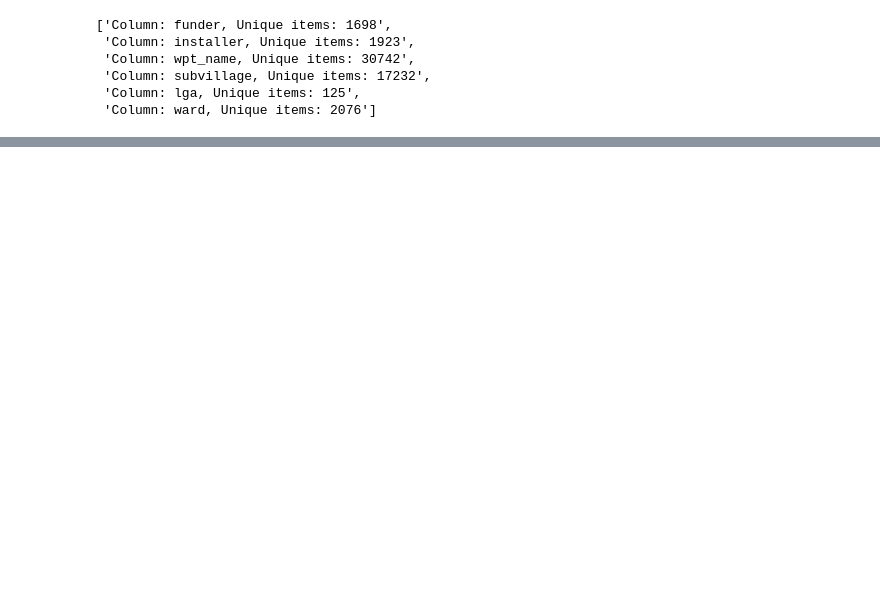
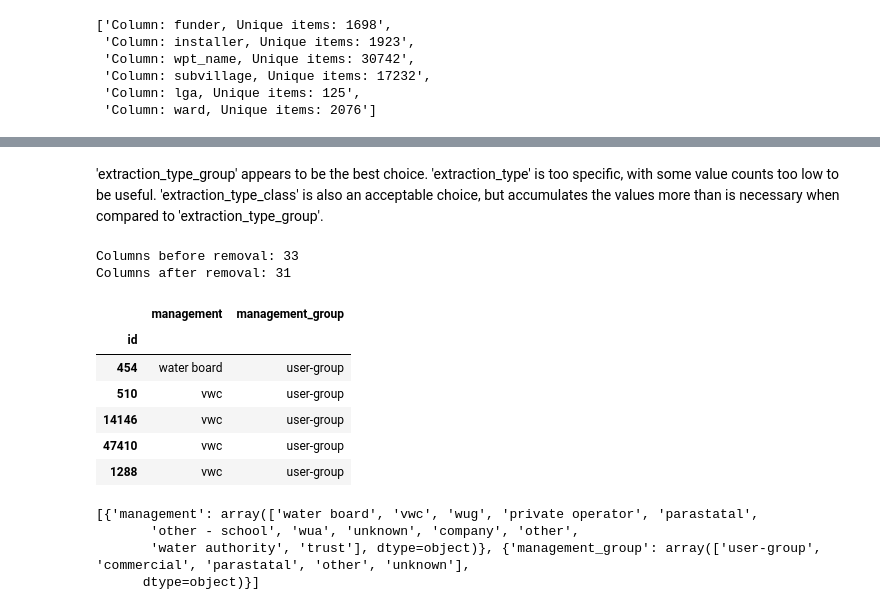
Before and after one commit to zdravoj/water-pump-classifier, a Jupyter notebook: Tanzania_Water_Pump_Analysis.ipynb, the cells around one changed output, grey strips where cells are left out. Cells and saved outputs as stored; diff of their text form; code cells hidden in the pictures; blank space fills up the shorter version.

```diff
--- a/Tanzania_Water_Pump_Analysis.ipynb
+++ b/Tanzania_Water_Pump_Analysis.ipynb
@@ -488,0 +616,30 @@ Categorical columns with a high number of values can be more detrimental than va
+# %% [markdown]
+'extraction_type_group' appears to be the best choice. 'extraction_type' is too specific, with some value counts too low to be useful. 'extraction_type_class' is also an acceptable choice, but accumulates the values more than is necessary when compared to 'extraction_type_group'.
+# %%
+# drop 'extraction_type' and 'extraction_type_class' from dataframe
+print(f"Columns before removal: {df.shape[1]}")
+df.drop(columns=['extraction_type', 'extraction_type_class'], inplace=True)
+print(f"Columns after removal: {df.shape[1]}")
+# %% [output]
+Columns before removal: 33
+Columns after removal: 31
+# %%
+# first 5 values of possible management duplicates
+mgmt_dups = ['management', 'management_group']
+df[mgmt_dups].head()
+# %% [output]
+|  | management | management_group |
+| id |  |  |
+| 454 | water board | user-group |
+| 510 | vwc | user-group |
+| 14146 | vwc | user-group |
+| 47410 | vwc | user-group |
+| 1288 | vwc | user-group |
+# %%
+# unique values in possible management duplicates
+print([{col: df[col].unique()} for col in mgmt_dups])
+# %% [output]
+[{'management': array(['water board', 'vwc', 'wug', 'private operator', 'parastatal',
+       'other - school', 'wua', 'unknown', 'company', 'other',
+       'water authority', 'trust'], dtype=object)}, {'management_group': array(['user-group', 'commercial', 'parastatal', 'other', 'unknown'],
+      dtype=object)}]
```
Also changed, not shown: parts of 52 cells of this notebook.
